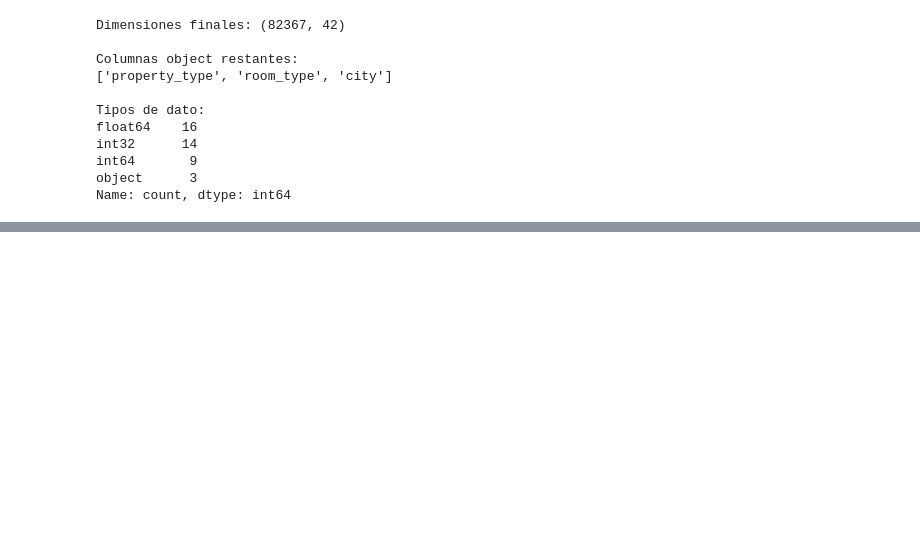
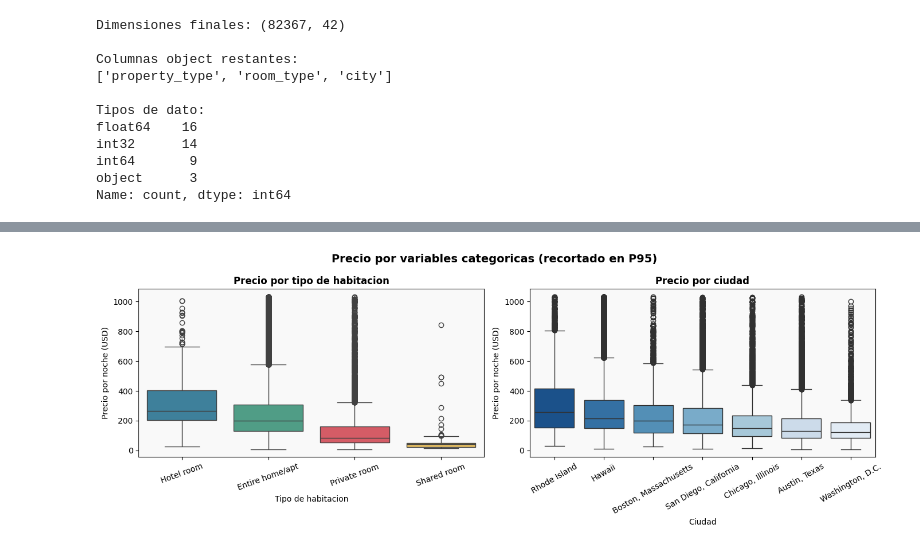
Before and after one commit to fabianpradod/lab3-mineria, a Jupyter notebook: mod/smartStay_regression.ipynb, the cells around one changed output, grey strips where cells are left out. Saved outputs shown, nothing was run; the diff lists cells and outputs as text; code cells hidden in the pictures; blank space fills up the shorter version.

```diff
--- a/mod/smartStay_regression.ipynb
+++ b/mod/smartStay_regression.ipynb
@@ -295,0 +398,31 @@ Name: count, dtype: int64
+# %%
+fig, axes = plt.subplots(1, 2, figsize=(14, 5))
+
+p95 = priced_listings_df['price'].quantile(0.95)
+plot_df = priced_listings_df[priced_listings_df['price'] <= p95]
+
+# room_type vs price
+room_order = plot_df.groupby('room_type')['price'].median().sort_values(ascending=False).index
+sns.boxplot(data=plot_df, x='room_type', y='price', order=room_order,
+            palette=['#2E86AB', '#43AA8B', '#E84855', '#F9C74F'], ax=axes[0])
+axes[0].set_title('Precio por tipo de habitacion', fontweight='bold')
+axes[0].set_xlabel('Tipo de habitacion')
+axes[0].set_ylabel('Precio por noche (USD)')
+axes[0].tick_params(axis='x', rotation=20)
+
+# city vs price
+city_order = plot_df.groupby('city')['price'].median().sort_values(ascending=False).index
+sns.boxplot(data=plot_df, x='city', y='price', order=city_order,
+            palette='Blues_r', ax=axes[1])
+axes[1].set_title('Precio por ciudad', fontweight='bold')
+axes[1].set_xlabel('Ciudad')
+axes[1].set_ylabel('Precio por noche (USD)')
+axes[1].tick_params(axis='x', rotation=30)
+
+plt.suptitle('Precio por variables categoricas (recortado en P95)', fontsize=14, fontweight='bold')
+for ax in axes:
+    ax.grid(False) # odio el grid
+plt.tight_layout()
+plt.show()
+# %% [output]
+[figure, added]
```
Also changed, not shown: parts of 16 cells of this notebook.
